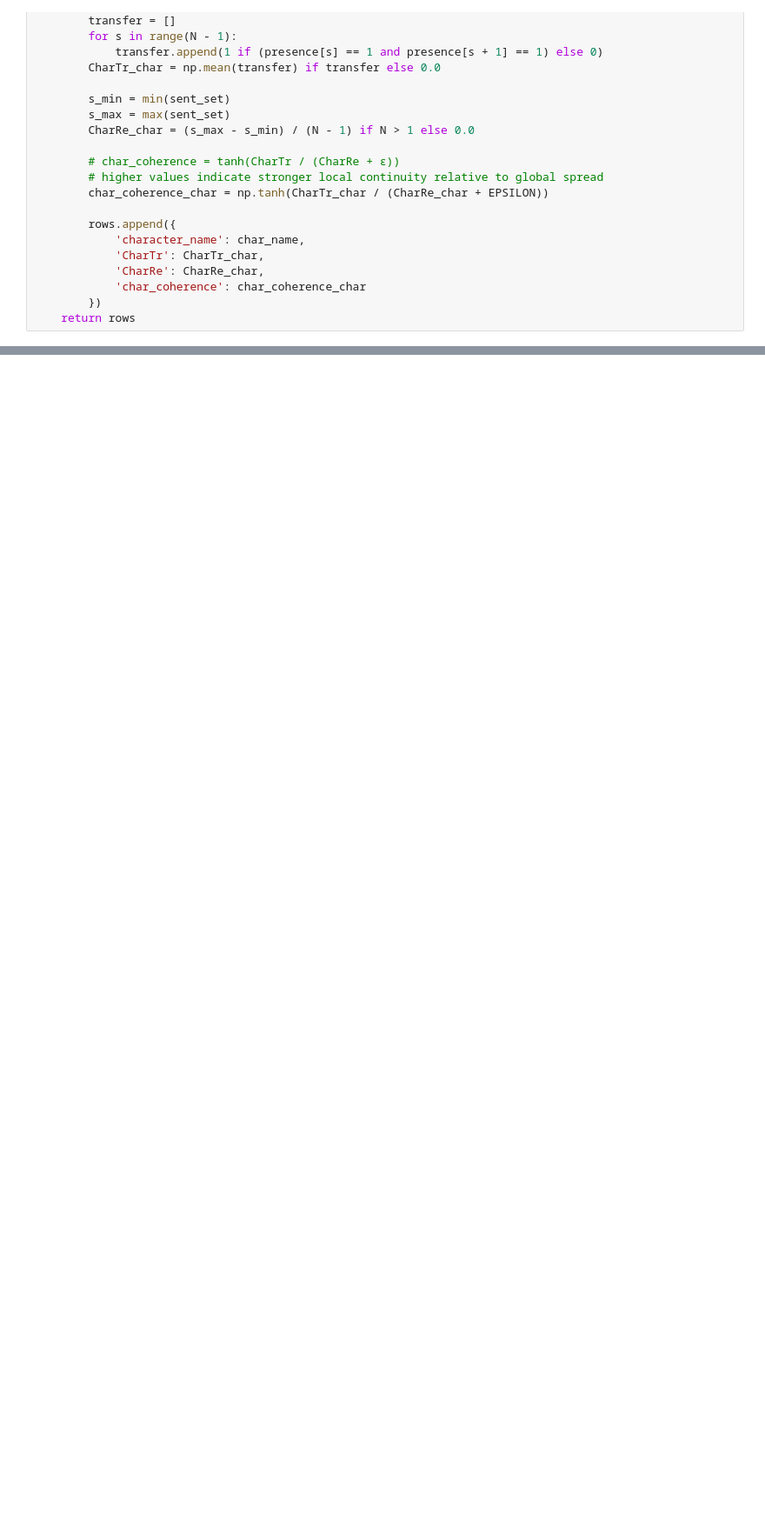
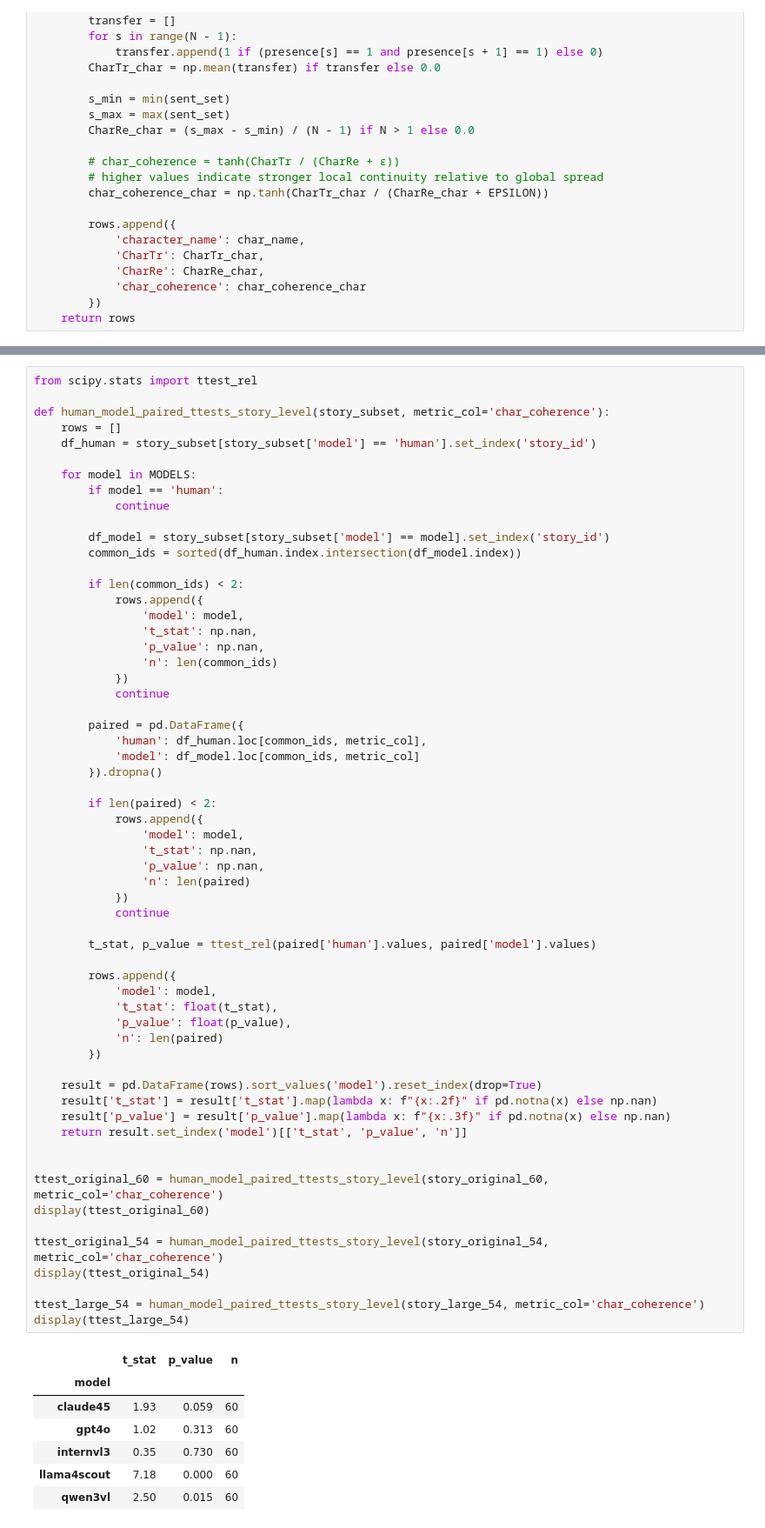
Before and after one commit to GU-CLASP/coherence-driven-humans, a Jupyter notebook: analysis/character_profiles.ipynb, the cells around one changed output, grey strips where cells are left out. Shown at 87% size. Cells and saved outputs as stored; diff of their text form; blank space fills up the shorter version.

```diff
--- a/analysis/character_profiles.ipynb
+++ b/analysis/character_profiles.ipynb
@@ -382,0 +399,68 @@ char_agg
+# %%
+from scipy.stats import ttest_rel
+
+def human_model_paired_ttests_story_level(story_subset, metric_col='char_coherence'):
+    rows = []
+    df_human = story_subset[story_subset['model'] == 'human'].set_index('story_id')
+
+    for model in MODELS:
+        if model == 'human':
+            continue
+
+        df_model = story_subset[story_subset['model'] == model].set_index('story_id')
+        common_ids = sorted(df_human.index.intersection(df_model.index))
+
+        if len(common_ids) < 2:
+            rows.append({
+                'model': model,
+                't_stat': np.nan,
+                'p_value': np.nan,
+                'n': len(common_ids)
+            })
+            continue
+
+        paired = pd.DataFrame({
+            'human': df_human.loc[common_ids, metric_col],
+            'model': df_model.loc[common_ids, metric_col]
+        }).dropna()
+
+        if len(paired) < 2:
+            rows.append({
+                'model': model,
+                't_stat': np.nan,
+                'p_value': np.nan,
+                'n': len(paired)
+            })
+            continue
+
+        t_stat, p_value = ttest_rel(paired['human'].values, paired['model'].values)
+
+        rows.append({
+            'model': model,
+            't_stat': float(t_stat),
+            'p_value': float(p_value),
+            'n': len(paired)
+        })
+
+    result = pd.DataFrame(rows).sort_values('model').reset_index(drop=True)
+    result['t_stat'] = result['t_stat'].map(lambda x: f"{x:.2f}" if pd.notna(x) else np.nan)
+    result['p_value'] = result['p_value'].map(lambda x: f"{x:.3f}" if pd.notna(x) else np.nan)
+    return result.set_index('model')[['t_stat', 'p_value', 'n']]
+
+
+ttest_original_60 = human_model_paired_ttests_story_level(story_original_60, metric_col='char_coherence')
+display(ttest_original_60)
+
+ttest_original_54 = human_model_paired_ttests_story_level(story_original_54, metric_col='char_coherence')
+display(ttest_original_54)
+
+ttest_large_54 = human_model_paired_ttests_story_level(story_large_54, metric_col='char_coherence')
+display(ttest_large_54)
+# %% [output]
+|  | t_stat | p_value | n |
+| model |  |  |  |
+| claude45 | 1.93 | 0.059 | 60 |
+| gpt4o | 1.02 | 0.313 | 60 |
+| internvl3 | 0.35 | 0.730 | 60 |
+| llama4scout | 7.18 | 0.000 | 60 |
+| qwen3vl | 2.50 | 0.015 | 60 |
```
Also changed, not shown: parts of 12 cells of this notebook.
